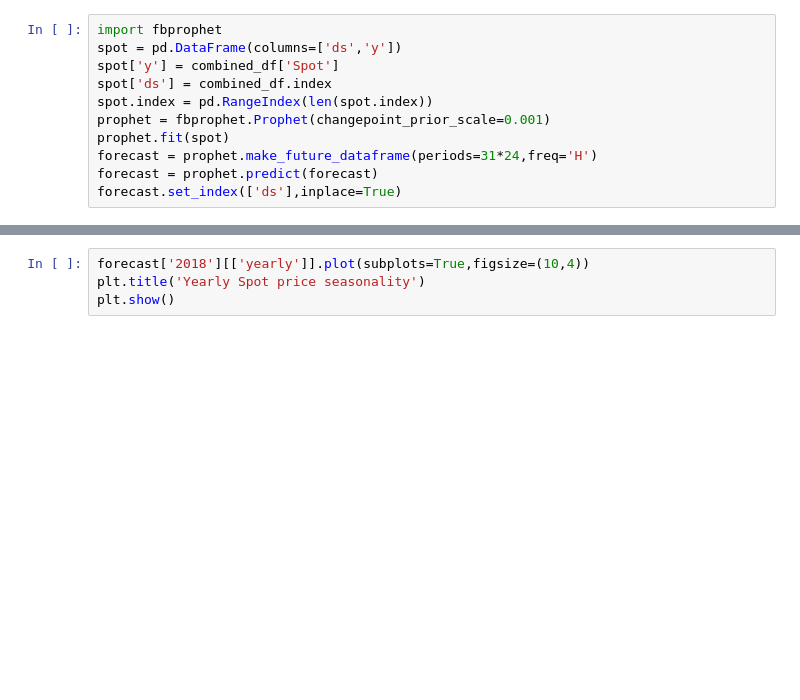
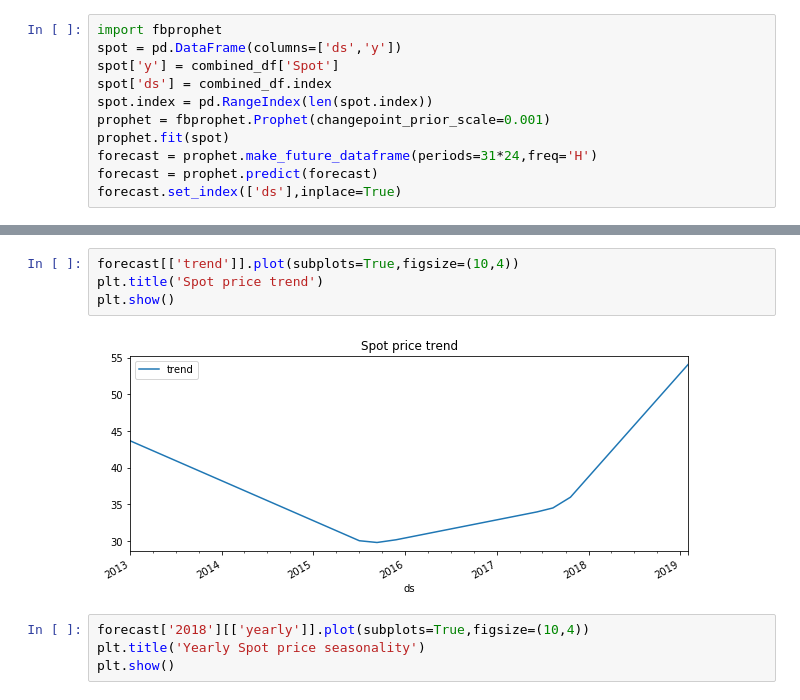
Before and after one commit to Cadax/nordpool-spot-price, a Jupyter notebook: notebooks/variable_analysis.ipynb, the cells around one changed output, grey strips where cells are left out. Cells and saved outputs as stored; diff of their text form; blank space fills up the shorter version.

```diff
--- a/notebooks/variable_analysis.ipynb
+++ b/notebooks/variable_analysis.ipynb
@@ -22,3 +39,9 @@ forecast.set_index(['ds'],inplace=True)
+# %%
+forecast[['trend']].plot(subplots=True,figsize=(10,4))
+plt.title('Spot price trend')
+plt.show()
+# %% [output]
+[figure, added]
 # %%
 forecast['2018'][['yearly']].plot(subplots=True,figsize=(10,4))
 plt.title('Yearly Spot price seasonality')
```
Also changed, not shown: parts of 6 cells of this notebook, 2 other files.
